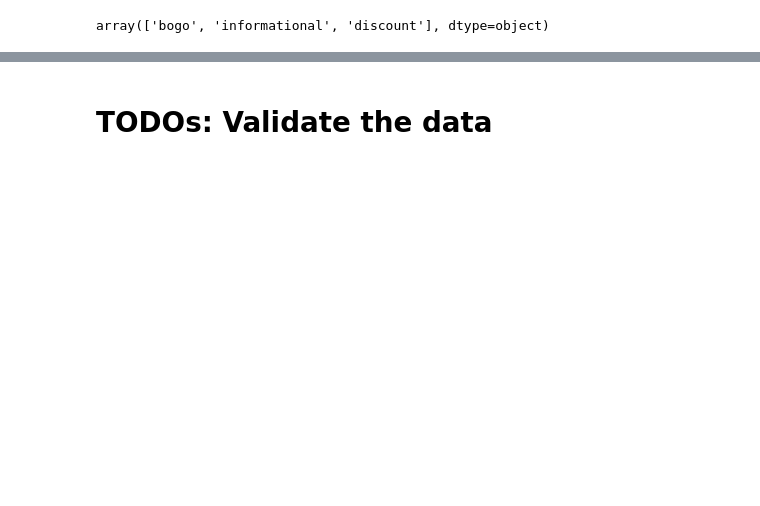
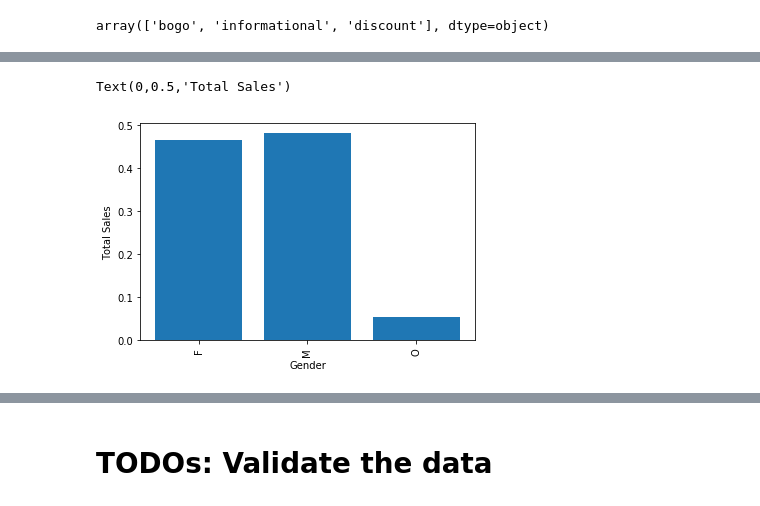
Before and after one commit to Mendy5/Udacity_Project_Capstone, a Jupyter notebook: Starbucks_Capstone_notebook.ipynb, the cells around one changed output, grey strips where cells are left out. Drawn from its saved outputs; the diff is of its cells as text; code cells hidden in the pictures; blank space fills up the shorter version.

```diff
--- a/Starbucks_Capstone_notebook.ipynb
+++ b/Starbucks_Capstone_notebook.ipynb
@@ -2201,2 +2265,4 @@ offer_trans_final_temp_df = offer_trans_port_new_df.merge(profile, on = "custome
+# %%
+offer_trans_final_temp_df = offer_trans_final_temp_df.merge(FRMScore_df, how = "left", on = "customer_id")
 # %%
 offer_trans_final_df = offer_trans_final_temp_df.drop(columns = ["portfolio_id", "customer_id"])
@@ -2206,0 +2278,11 @@ Next step:
+# %%
+offer_trans_by_gender_pct = offer_trans_final_df.groupby("gender")["amount"].sum()/offer_trans_final_df["amount"].sum()
+# %%
+fig, ax = plt.subplots()
+ax.bar(offer_trans_by_gender_pct.index, offer_trans_by_gender_pct.values)
+ax.set_xticklabels(offer_trans_by_gender_pct.index, rotation = 90)
+ax.set_xlabel("Gender")
+ax.set_ylabel("Total Sales")
+# %% [output]
+Text(0,0.5,'Total Sales')
+[figure, added]
```
Also changed, not shown: parts of 48 cells of this notebook.
